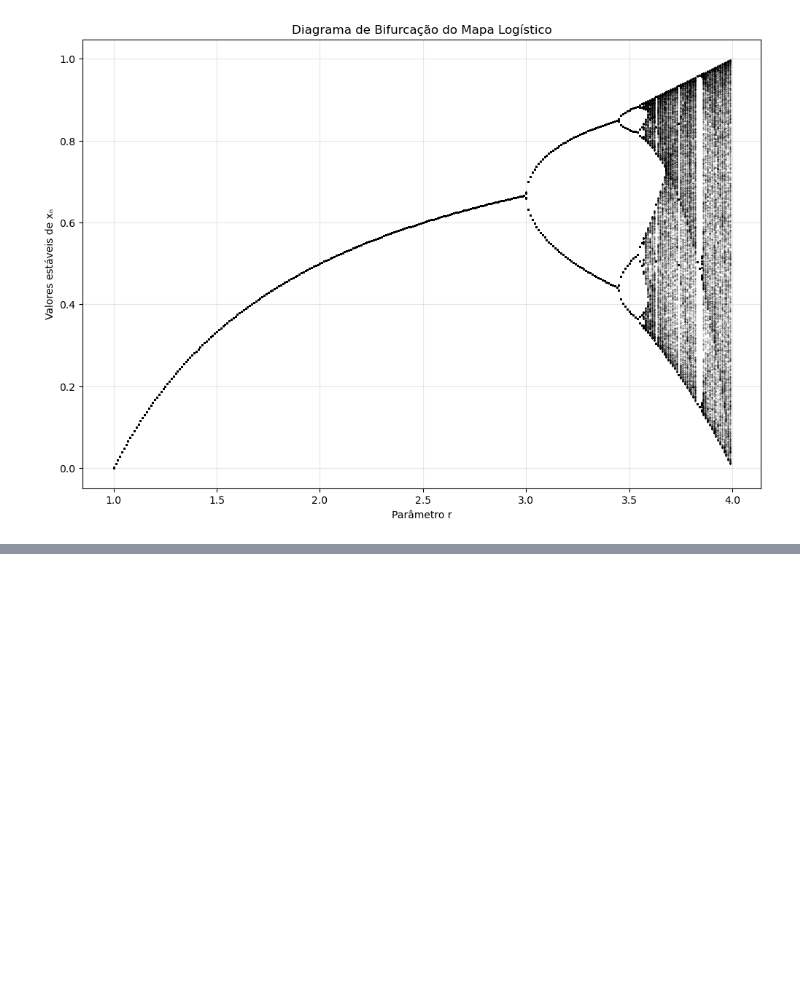
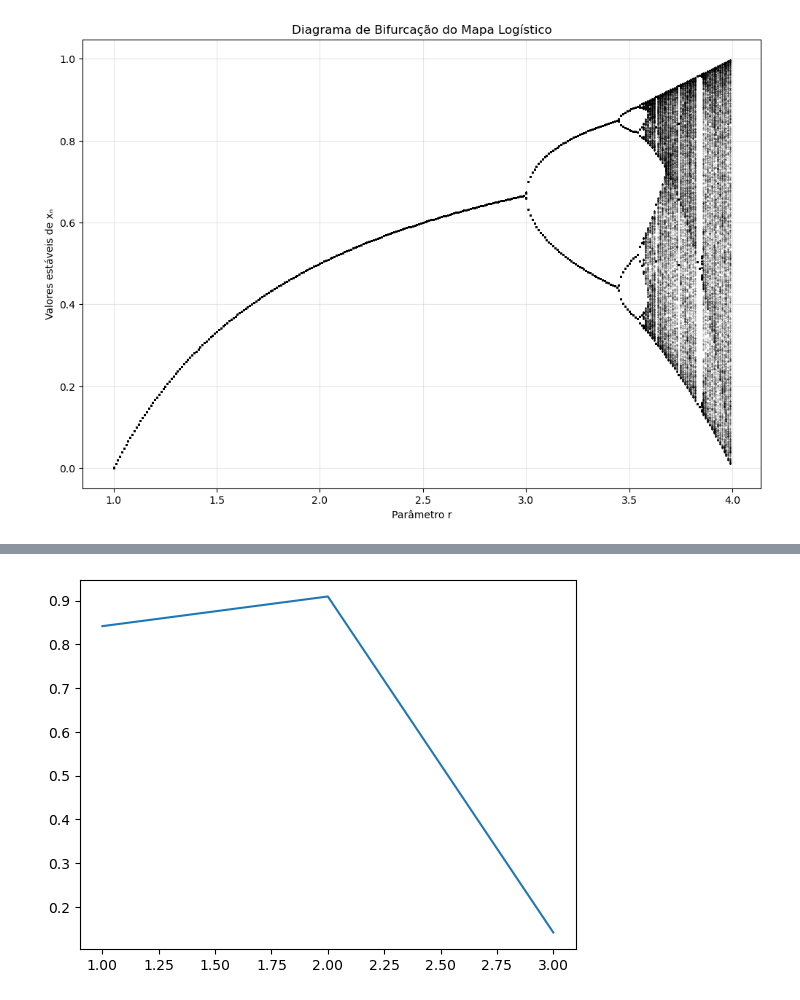
Before and after one commit to marianasenuke/testevscode2, a Jupyter notebook: teste.ipynb, the cells around one changed output, grey strips where cells are left out. Saved outputs shown, nothing was run; the diff lists cells and outputs as text; code cells hidden in the pictures; blank space fills up the shorter version.

```diff
--- a/teste.ipynb
+++ b/teste.ipynb
@@ -384,0 +332,12 @@ Gerando gráficos das regiões mais interessantes...
+# %%
+#Mapa logístico, caos e fractais (etapa 3) :
+import numpy as np
+import matplotlib.pyplot as plt
+
+x=(1,2,3)
+y= np.sin(x)
+
+plt.plot(x,y)
+plt.show()
+# %% [output]
+[figure, added]
```
Also changed, not shown: parts of 2 cells of this notebook.
